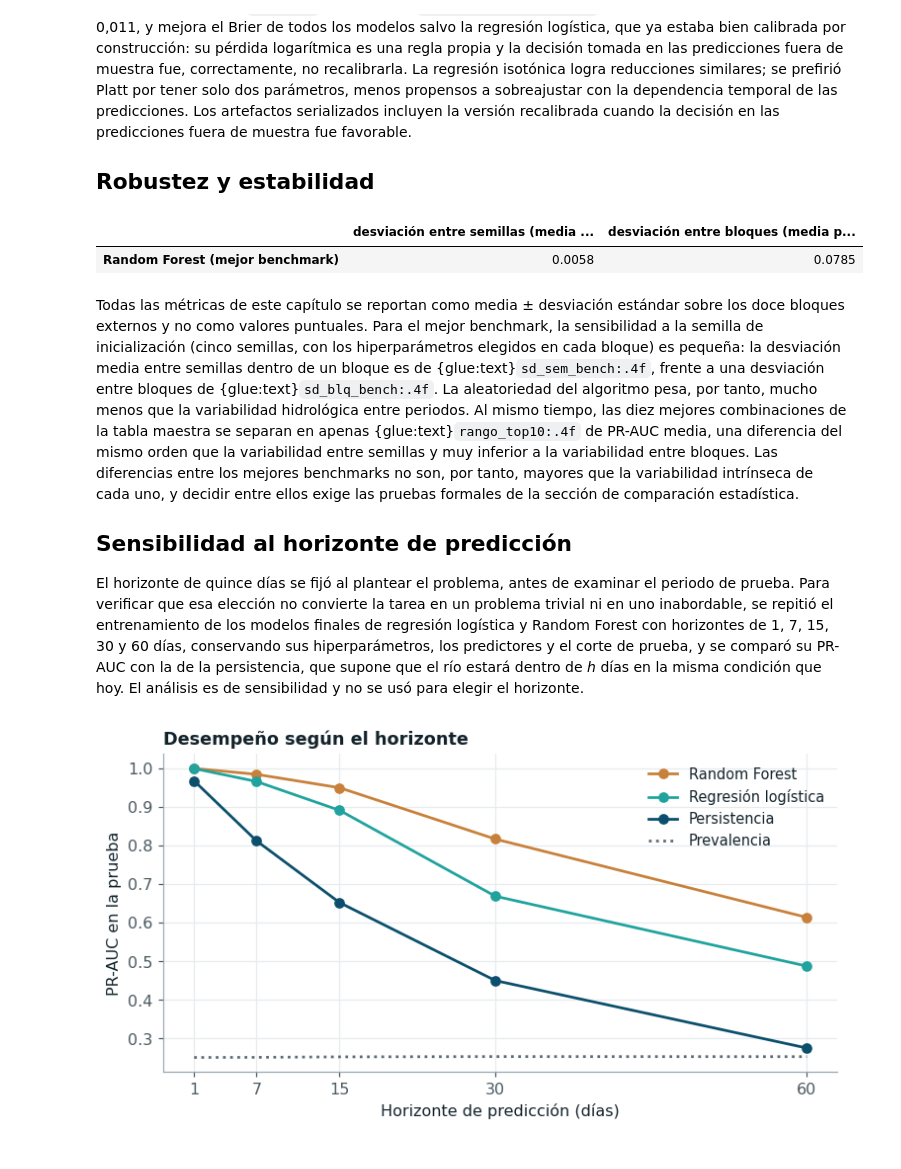
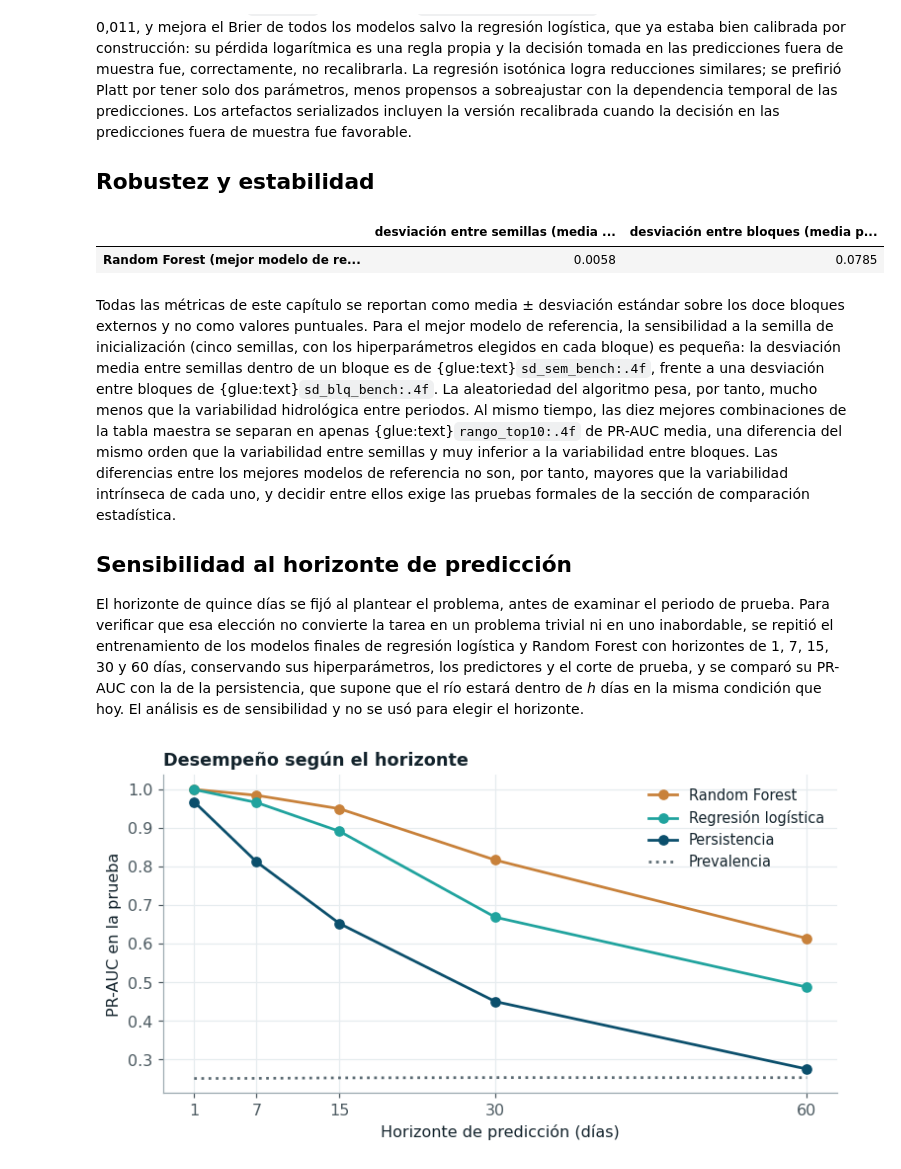
Before and after one commit to SantiagomezaC/proyecto-ml-entregable2, a Jupyter notebook: _sources/03a_clasificacion.ipynb, the cells around one changed output. Saved outputs shown, nothing was run; the diff lists cells and outputs as text; code cells hidden in the pictures.

```diff
--- a/_sources/03a_clasificacion.ipynb
+++ b/_sources/03a_clasificacion.ipynb
@@ -419,23 +442,23 @@ cuando la decisión en las predicciones fuera de muestra fue favorable.
 # %%
 # Robustez frente a la semilla: variabilidad entre semillas comparada con la variabilidad entre bloques
 rob = pd.read_csv(RESULTADOS / "robustez" / "robustez.csv")
 sem = rob[rob.tipo == "semilla"]
 var_sem = sem.groupby(["modelo", "pliegue"]).pr_auc.std().groupby("modelo").mean()
 var_blq = sem.groupby(["modelo", "seed"]).pr_auc.std().groupby("modelo").mean()
 ref = mejores.sort_values("pr_auc_mean", ascending=False).iloc[0].modelo
 tab_sem = pd.DataFrame({"desviación entre semillas (media por bloque)": var_sem,
                         "desviación entre bloques (media por semilla)": var_blq})
-tab_sem.index = [f"{NOMBRES_MODELO[ref]} (mejor benchmark)" for i in tab_sem.index]
+tab_sem.index = [f"{NOMBRES_MODELO[ref]} (mejor modelo de referencia)" for i in tab_sem.index]
 glue("sd_sem_bench", float(var_sem["benchmark"]), display=False); glue("sd_blq_bench", float(var_blq["benchmark"]), display=False)
 dif_top = res.sort_values("pr_auc_mean", ascending=False).pr_auc_mean.head(10)
 glue("rango_top10", float(dif_top.max() - dif_top.min()), display=False)
 tab_sem.round(4)
 # %% [output]
 |  | desviación entre semillas (media ... | desviación entre bloques (media p... |
-| Random Forest (mejor benchmark) | 0.0058 | 0.0785 |
+| Random Forest (mejor modelo de re... | 0.0058 | 0.0785 |
 # %% [markdown]
 Todas las métricas de este capítulo se reportan como media ± desviación estándar sobre los doce
-bloques externos y no como valores puntuales. Para el mejor benchmark, la sensibilidad a la
+bloques externos y no como valores puntuales. Para el mejor modelo de referencia, la sensibilidad a la
 semilla de inicialización (cinco semillas, con los hiperparámetros elegidos en cada bloque) es
 pequeña: la desviación media entre semillas dentro de un bloque es de {glue:text}`sd_sem_bench:.4f`,
 frente a una desviación entre bloques de {glue:text}`sd_blq_bench:.4f`. La aleatoriedad del
@@ -443,7 +466,7 @@ algoritmo pesa, por tanto, mucho menos que la variabilidad hidrológica entre pe
 tiempo, las diez mejores combinaciones de la tabla maestra se separan en apenas
 {glue:text}`rango_top10:.4f` de PR-AUC media, una diferencia del mismo orden que la variabilidad
 entre semillas y muy inferior a la variabilidad entre bloques. Las diferencias entre los mejores
-benchmarks no son, por tanto, mayores que la variabilidad intrínseca de cada uno, y decidir entre
+modelos de referencia no son, por tanto, mayores que la variabilidad intrínseca de cada uno, y decidir entre
 ellos exige las pruebas formales de la sección de comparación estadística.
 
 ## Sensibilidad al horizonte de predicción
```
Also changed, not shown: parts of 11 cells of this notebook, 41 other files.
